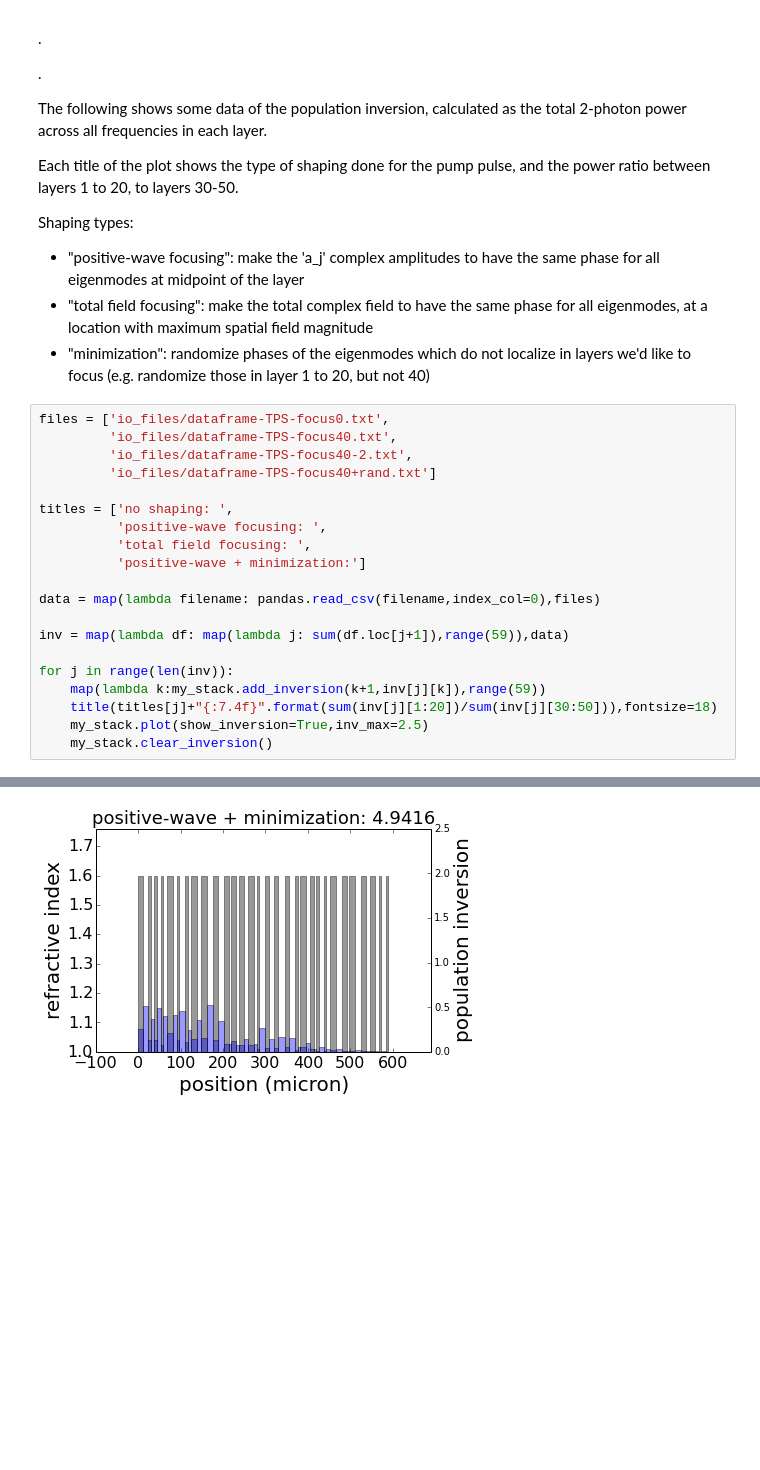
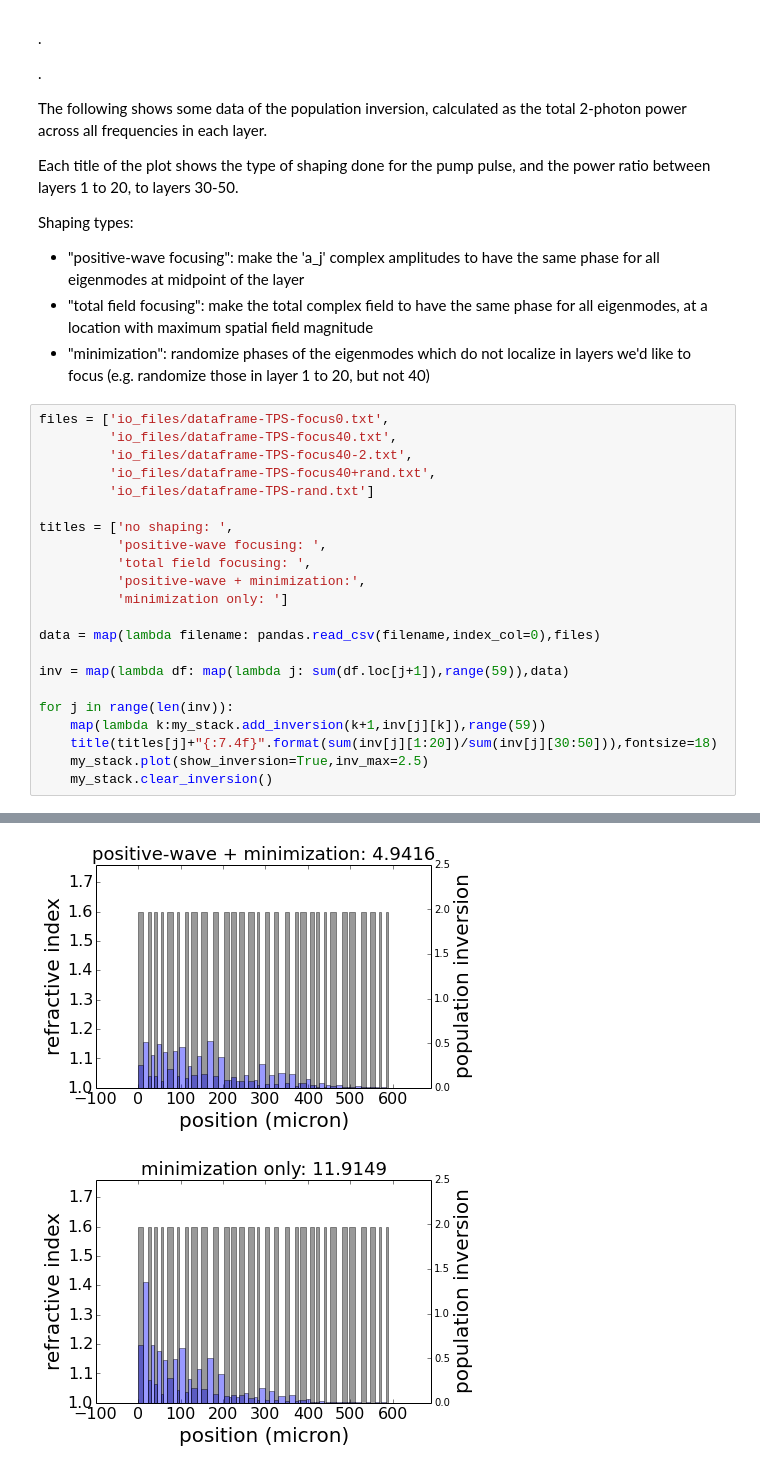
Before and after one commit to chaohan/code-samples, a Jupyter notebook: nb-wp.ipynb, the cells around one changed output, grey strips where cells are left out. Saved outputs shown, nothing was run; the diff lists cells and outputs as text; blank space fills up the shorter version.

```diff
--- a/nb-wp.ipynb
+++ b/nb-wp.ipynb
@@ -49,28 +49,31 @@ Shaping types:
 # %%
 files = ['io_files/dataframe-TPS-focus0.txt',
          'io_files/dataframe-TPS-focus40.txt',
          'io_files/dataframe-TPS-focus40-2.txt',
-         'io_files/dataframe-TPS-focus40+rand.txt']
+         'io_files/dataframe-TPS-focus40+rand.txt',
+         'io_files/dataframe-TPS-rand.txt']
 
 titles = ['no shaping: ',
           'positive-wave focusing: ',
           'total field focusing: ',
-          'positive-wave + minimization:']
+          'positive-wave + minimization:',
+          'minimization only: ']
 
 data = map(lambda filename: pandas.read_csv(filename,index_col=0),files)
 
 inv = map(lambda df: map(lambda j: sum(df.loc[j+1]),range(59)),data)
 
 for j in range(len(inv)):
     map(lambda k:my_stack.add_inversion(k+1,inv[j][k]),range(59))
     title(titles[j]+"{:7.4f}".format(sum(inv[j][1:20])/sum(inv[j][30:50])),fontsize=18)
     my_stack.plot(show_inversion=True,inv_max=2.5)
     my_stack.clear_inversion()
 # %% [output]
 [figure]
 [figure]
 [figure]
 [figure]
+[figure, added]
 # %%
 for j in range(len(inv)):
     pyplot.plot(inv[j],'o-')
```
Also changed, not shown: parts of 1 cell of this notebook.
